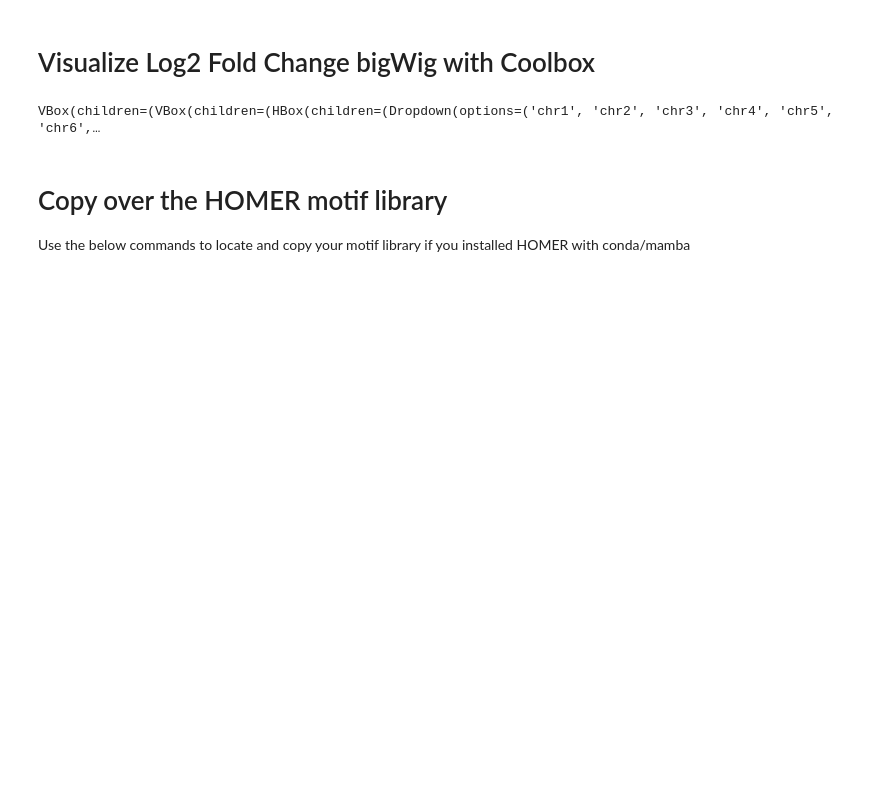
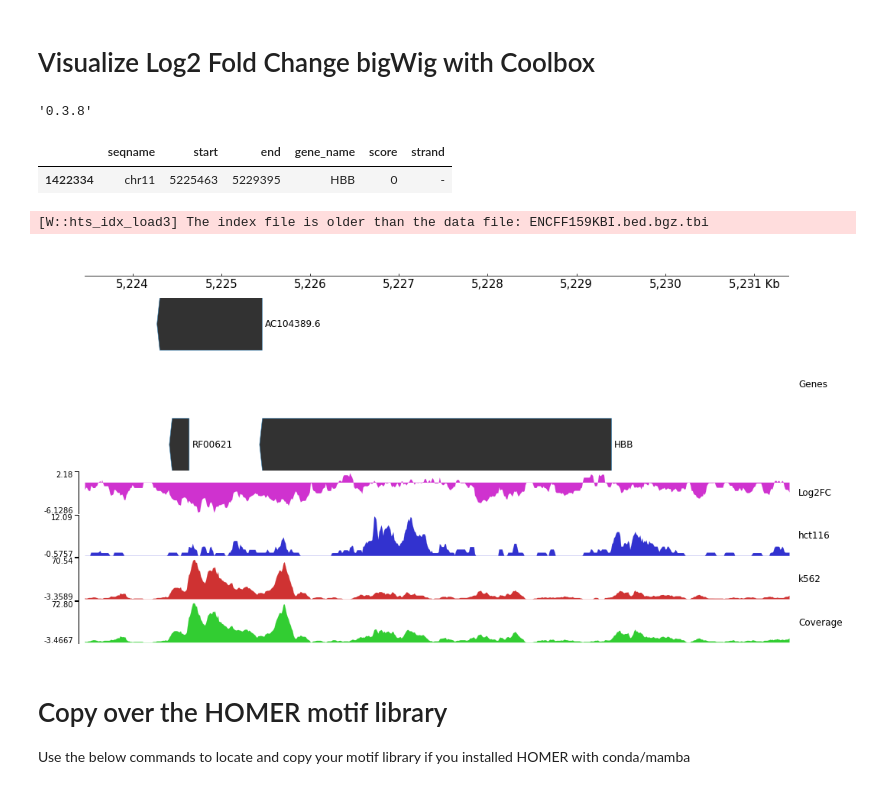
Before and after one commit to npdeloss/mepp, a Jupyter notebook: notebooks/Walkthrough_Motif_Centered_BigWig_Scored_Analysis.ipynb, the cells around one changed output. Drawn from its saved outputs; the diff is of its cells as text; code cells hidden in the pictures; blank space fills up the shorter version.

```diff
--- a/notebooks/Walkthrough_Motif_Centered_BigWig_Scored_Analysis.ipynb
+++ b/notebooks/Walkthrough_Motif_Centered_BigWig_Scored_Analysis.ipynb
@@ -317,10 +354,11 @@ Wall time: 14min 17s
 # Download annotation file
 Not strictly necessary, just for the benefit of visualization
 # %%
-genes_gtf_filepath = 'hg38.ensGene.gtf'
-genes_gtf_gz_url = 'https://hgdownload.soe.ucsc.edu/goldenPath/hg38/bigZips/genes/hg38.ensGene.gtf.gz'
+# genes_gtf_filepath = 'hg38_ensGene.gtf'
+# genes_gtf_gz_url = 'https://hgdownload.soe.ucsc.edu/goldenPath/hg38/bigZips/genes/hg38.ensGene.gtf.gz'
 
-# genes_gtf_filepath = 'ENCFF159KBI.gtf'
-# genes_gtf_gz_url = 'https://www.encodeproject.org/files/ENCFF159KBI/@@download/ENCFF159KBI.gtf.gz'
+genes_gtf_filepath = 'ENCFF159KBI.gtf'
+genes_bed_filepath = genes_gtf_filepath[:-len('.gtf')]+'.bed'
+genes_gtf_gz_url = 'https://www.encodeproject.org/files/ENCFF159KBI/@@download/ENCFF159KBI.gtf.gz'
 # %%
 download_genes_gtf_cmd = f'wget -nc -O {genes_gtf_filepath}.gz "{genes_gtf_gz_url}"; zcat {genes_gtf_filepath}.gz > {genes_gtf_filepath}'
@@ -365,5 +423,12 @@ chr1    ensGene exon    13221   13374   .       +       .       gene_id "ENSG000
 # %%
 import coolbox
 from coolbox.api import *
+# %%
+coolbox.__version__
+# %% [output]
+'0.3.8'
 # %%
-test_range = 'chr3:135584655-135691546'
+genes_df[genes_df['gene_name']=='HBB']
+# %% [output]
+|  | seqname | start | end | gene_name | score | strand |
+| 1422334 | chr11 | 5225463 | 5229395 | HBB | 0 | - |
@@ -370,16 +441,21 @@ test_range = 'chr3:135584655-135691546'
 # %%
+# test_range = 'chr9:5000000-5500000'
+test_range = f'{test_chr}:{test_start}-{test_end}'
 frame = (
     XAxis() +
-    GTF(genes_gtf_filepath, row_filter="feature == 'gene'", name_attr='gene_name') + Title('Genes') + TrackHeight(5) + Color('#000000') +
+    BED(genes_bed_filepath) +
+    Title('Genes') + TrackHeight(8) + Color('#323232') +
     BigWig(log2fc_bw_filepath) + Title('Log2FC') + Color('#cf32cf') +
     BigWig(group_1_bw_filepath) + Title(group_1) + Color('#3232cf') +
-    BigWig(group_2_bw_filepath) + Title(group_2) + Color('#cf3232')
+    BigWig(group_2_bw_filepath) + Title(group_2) + Color('#cf3232') +
+    BigWig(sum_bw_filepath) + Title('Coverage') + Color('#32cd32')
 )
-bsr = Browser(frame)
-frame.goto(test_range)
-bsr.show()
+frame.plot(test_range)
+# bsr = Browser(frame)
+# bsr.show()
 # %% [output]
-VBox(children=(VBox(children=(HBox(children=(Dropdown(options=('chr1', 'chr2', 'chr3', 'chr4', 'chr5', 'chr6',…
+[W::hts_idx_load3] The index file is older than the data file: ENCFF159KBI.bed.bgz.tbi
+[figure, added]
 # %% [markdown]
 # Copy over the HOMER motif library
 Use the below commands to locate and copy your motif library if you installed HOMER with conda/mamba
```
Also changed, not shown: parts of 43 cells of this notebook, 1 other file.
